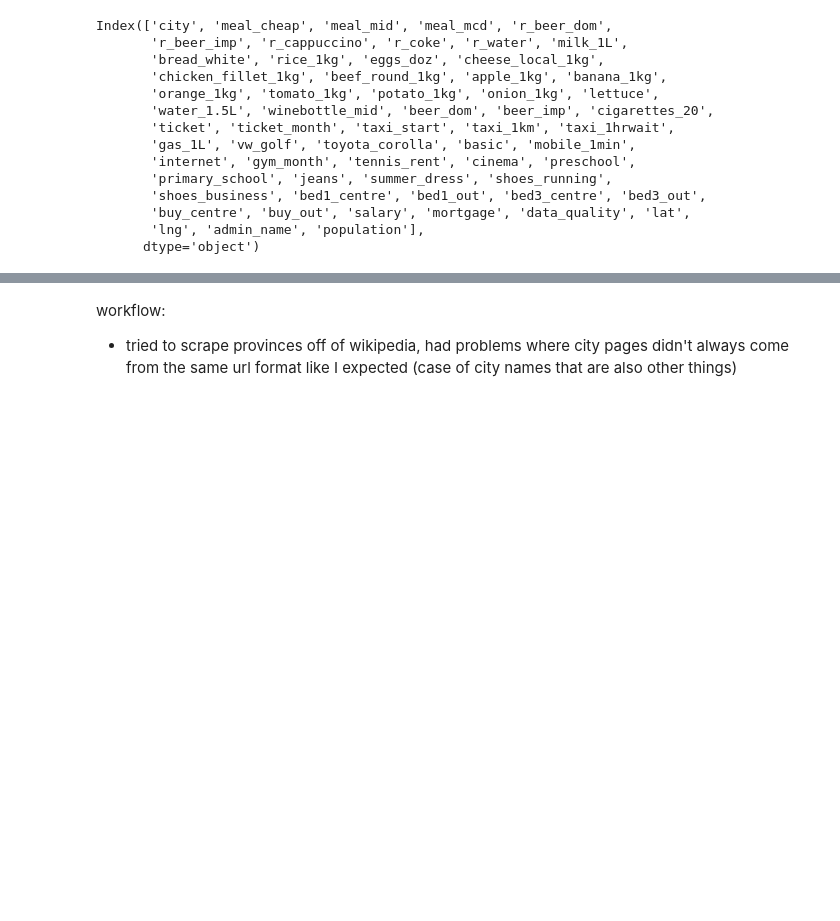
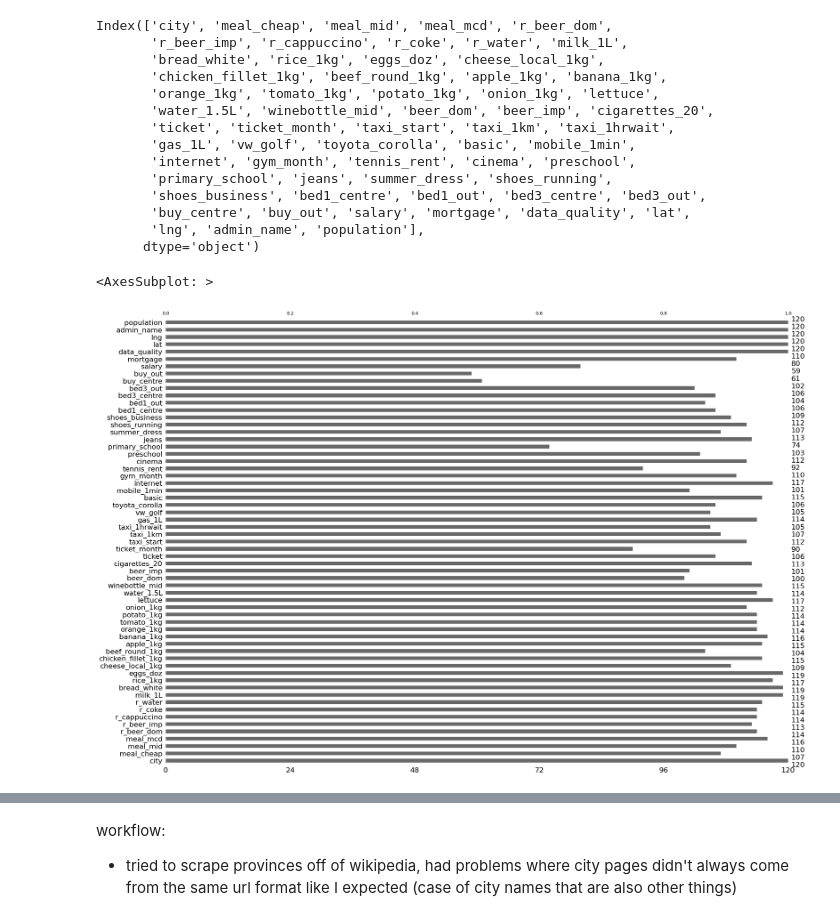
Before and after one commit to freinric/Dashboard_Cost-of-living, a Jupyter notebook: exploration.ipynb, the cells around one changed output, grey strips where cells are left out. Saved outputs shown, nothing was run; the diff lists cells and outputs as text; code cells hidden in the pictures; blank space fills up the shorter version.

```diff
--- a/exploration.ipynb
+++ b/exploration.ipynb
@@ -71,3 +72,5 @@ df.head()
 | 3 | Calgary | 18.53 | 63.00 | 8.89 | 5.19 | 5.93 | 3.75 | 1.75 | 1.53 | ... |
 | 4 | Edmonton | 18.53 | 66.70 | 8.89 | 5.19 | 5.93 | 3.79 | 1.82 | 1.73 | ... |
 5 rows × 61 columns
+# %%
+df.rename(columns={'admin_name':'province'}, inplace=True)
@@ -88,3 +106,8 @@ Index(['city', 'meal_cheap', 'meal_mid', 'meal_mcd', 'r_beer_dom',
        'buy_centre', 'buy_out', 'salary', 'mortgage', 'data_quality', 'lat',
        'lng', 'admin_name', 'population'],
       dtype='object')
+# %%
+ms.bar(df)
+# %% [output]
+<AxesSubplot: >
+[figure, added]
```
Also changed, not shown: parts of 7 cells of this notebook, 1 other file.
